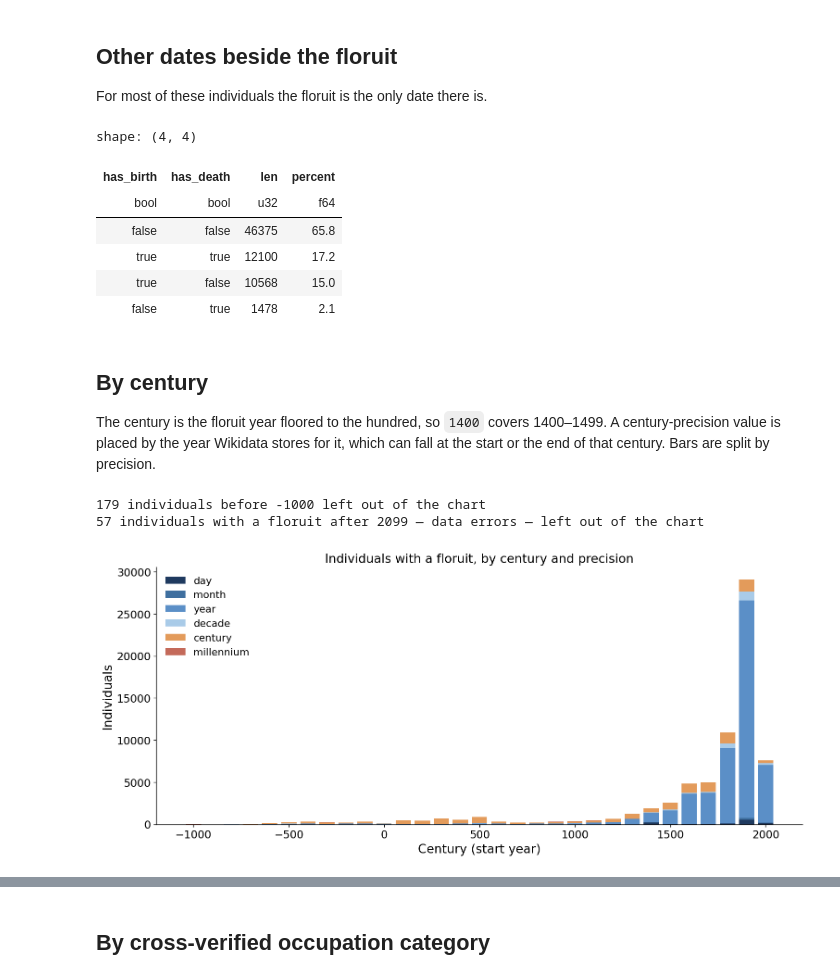
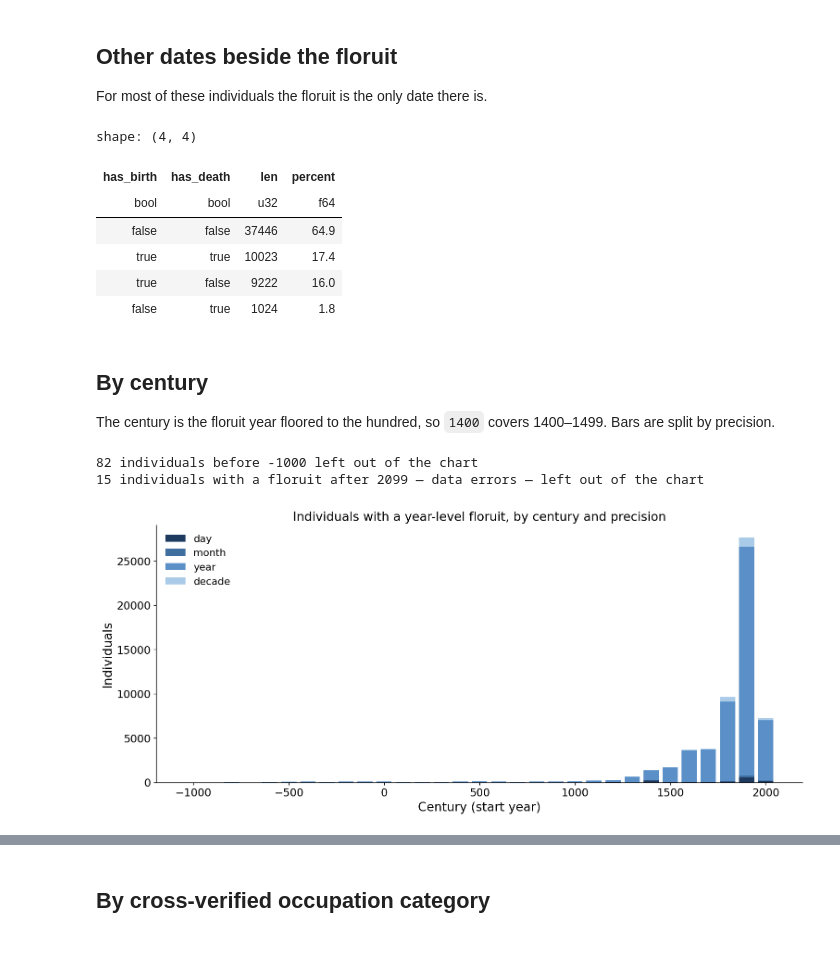
Before and after one commit to charlesdedampierre/cultura_database, a Jupyter notebook: notebooks/14_floruit_field.ipynb, the cells around one changed output, grey strips where cells are left out. Cells and saved outputs as stored; diff of their text form; code cells hidden in the pictures; blank space fills up the shorter version.

Commit message:
Notebook 14: keep year-level floruits only, a decade placed at its middle

```diff
--- a/notebooks/14_floruit_field.ipynb
+++ b/notebooks/14_floruit_field.ipynb
@@ -12,8 +12,9 @@ CV_PATH = '../data/similar_databases/cross_verified.duckdb'
 
 FIRST_CENTURY = -1000
 LAST_CENTURY = 2000
-PRECISION_ORDER = ['day', 'month', 'year', 'decade', 'century', 'millennium']
-PRECISION_COLORS = {'day': NAVY, 'month': DARK_BLUE, 'year': BLUE, 'decade': LIGHT_BLUE, 'century': ORANGE, 'millennium': RED}
+PRECISION_ORDER = ['day', 'month', 'year', 'decade']
+PRECISION_COLORS = {'day': NAVY, 'month': DARK_BLUE, 'year': BLUE, 'decade': LIGHT_BLUE}
+MID_DECADE = 5
 
 pl.Config.set_tbl_rows(30)
 pl.Config.set_fmt_str_lengths(80)
@@ -90,7 +91,7 @@ floruit = connection.execute('''
     LEFT JOIN place AS death_country ON death_country.entity.qid = deathplace.country.qid
     LEFT JOIN place AS citizenship ON citizenship.entity.qid = individual.country_of_citizenship[1].entity.qid
     WHERE len(floruit_date) > 0
-''').pl().with_columns((pl.col('year') // 100 * 100).alias('century_start'))
+''').pl()
 
 print(f'{len(floruit):,} individuals with a floruit')
 # %% [output]
@@ -113,0 +118,9 @@ shape: (8, 3)
+# %%
+dropped = floruit.filter(~pl.col('precision').is_in(PRECISION_ORDER))
+floruit = (
+    floruit.filter(pl.col('precision').is_in(PRECISION_ORDER))
+    .with_columns(pl.when(pl.col('precision') == 'decade').then(pl.col('year') + MID_DECADE).otherwise(pl.col('year')).alias('year'))
+    .with_columns((pl.col('year') // 100 * 100).alias('century_start'))
+)
+print(f'{len(floruit):,} year-level floruits kept, {len(dropped):,} left out:')
+dropped.group_by('precision').len().sort('len', descending=True)
@@ -122,41 +143,41 @@ floruit.group_by('has_birth', 'has_death').len().sort('len', descending=True).wi
 shape: (4, 4)
 | has_birth | has_death | len | percent |
 | bool | bool | u32 | f64 |
-| false | false | 46375 | 65.8 |
-| true | true | 12100 | 17.2 |
-| true | false | 10568 | 15.0 |
-| false | true | 1478 | 2.1 |
+| false | false | 37446 | 64.9 |
+| true | true | 10023 | 17.4 |
+| true | false | 9222 | 16.0 |
+| false | true | 1024 | 1.8 |
 # %% [markdown]
 ## By century
-The century is the floruit year floored to the hundred, so `1400` covers 1400–1499. A century-precision value is placed by the year Wikidata stores for it, which can fall at the start or the end of that century. Bars are split by precision.
+The century is the floruit year floored to the hundred, so `1400` covers 1400–1499. Bars are split by precision.
 # %%
 by_century = (
     floruit.filter(pl.col('century_start').is_between(FIRST_CENTURY, LAST_CENTURY))
     .group_by('century_start', 'precision').len()
     .pivot(on='precision', index='century_start', values='len')
     .fill_null(0)
     .sort('century_start')
 )
 print(f"{floruit.filter(pl.col('century_start') < FIRST_CENTURY).height:,} individuals before {FIRST_CENTURY} left out of the chart")
 print(f"{floruit.filter(pl.col('century_start') > LAST_CENTURY).height:,} individuals with a floruit after {LAST_CENTURY + 99} — data errors — left out of the chart")
 
 fig, ax = plt.subplots(figsize=FIGSIZE_WIDE)
 bottom = [0] * by_century.height
 for precision in PRECISION_ORDER:
     if precision not in by_century.columns:
         continue
     values = by_century[precision].to_list()
     ax.bar(by_century['century_start'], values, width=80, bottom=bottom, color=PRECISION_COLORS[precision], label=precision)
     bottom = [b + v for b, v in zip(bottom, values)]
 ax.set_xlabel('Century (start year)')
 ax.set_ylabel('Individuals')
-ax.set_title('Individuals with a floruit, by century and precision')
+ax.set_title('Individuals with a year-level floruit, by century and precision')
 ax.legend()
 plt.show()
 # %% [output]
-179 individuals before -1000 left out of the chart
-57 individuals with a floruit after 2099 — data errors — left out of the chart
+82 individuals before -1000 left out of the chart
+15 individuals with a floruit after 2099 — data errors — left out of the chart
-[figure, old version]
+[figure, new version]
 # %%
 floruit.group_by('century_start').len().sort('century_start').filter(pl.col('century_start').is_between(FIRST_CENTURY, LAST_CENTURY)).with_columns(
     (pl.col('len') / pl.col('len').sum() * 100).round(1).alias('percent')
```
Also changed, not shown: parts of 8 cells of this notebook.
